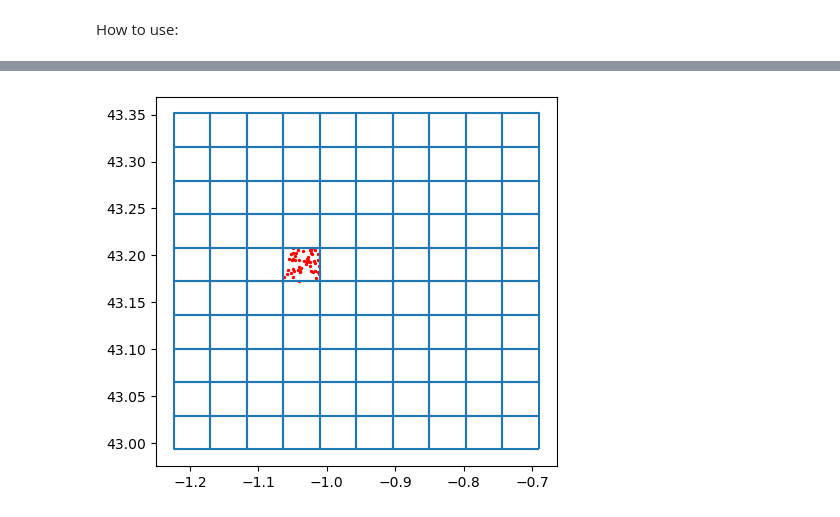
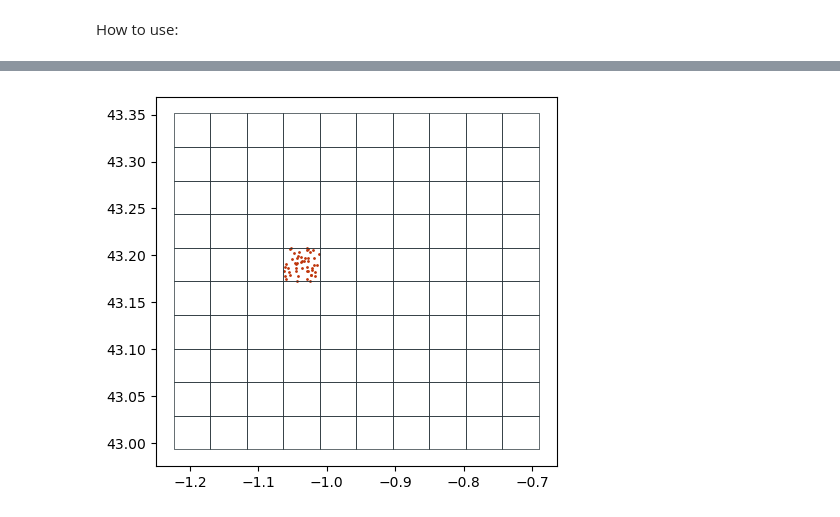
Before and after one commit to franckalbinet/trufl, a Jupyter notebook: nbs/01_sampler.ipynb, the cells around one changed output, grey strips where cells are left out. Cells and saved outputs as stored; diff of their text form; code cells hidden in the pictures.

```diff
--- a/nbs/01_sampler.ipynb
+++ b/nbs/01_sampler.ipynb
@@ -22,6 +22,7 @@ from typing import List
 # %%
 #| hide
 from trufl.utils import gridder
+red, black = '#BF360C', '#263238'
 # %%
 #|export
 class Sampler:
@@ -62,6 +63,6 @@ loc_id = 35
 gdf_grid = gridder(fname_raster, nrows=10, ncols=10)
 sampling_locs = gdf_grid.loc[gdf_grid.loc_id == loc_id].sample_points(n_pts)
 sampler = Sampler(fname_raster)
-gdf_samples = sampler.sample(sampling_locs); gdf_samples
+gdf_samples = sampler.sample(sampling_locs); gdf_samples.head()
 # %% [output]
 |  | loc_id | geometry | value |
@@ -84,8 +74,8 @@ gdf_samples = sampler.sample(sampling_locs); gdf_samples
 # %%
-ax = gdf_samples.plot(markersize=2, c='red')
-gdf_grid.boundary.plot(ax=ax);
+ax = gdf_samples.plot(markersize=1, c=red)
+gdf_grid.boundary.plot(ax=ax, color=black, lw=0.5);
 # %% [output]
-[figure, old version]
+[figure, new version]
 # %%
 #| hide
 import nbdev; nbdev.nbdev_export()
```
Also changed, not shown: parts of 1 cell of this notebook, 9 other files.
